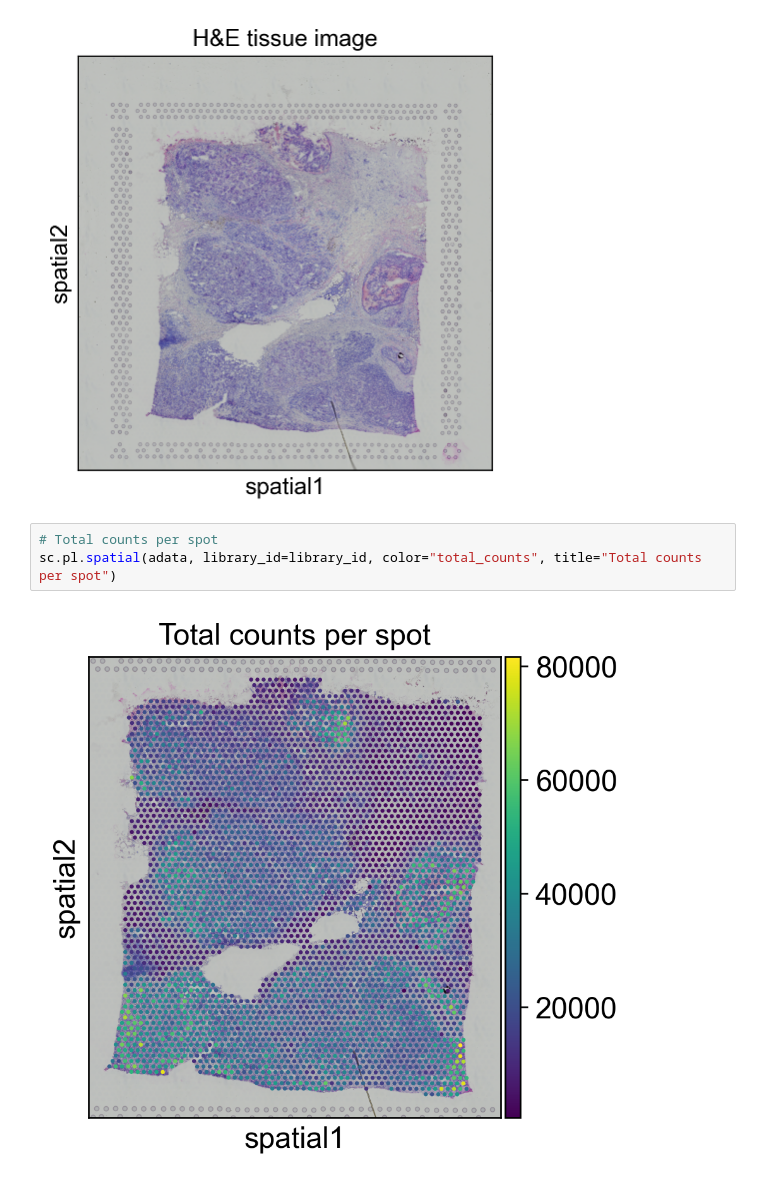
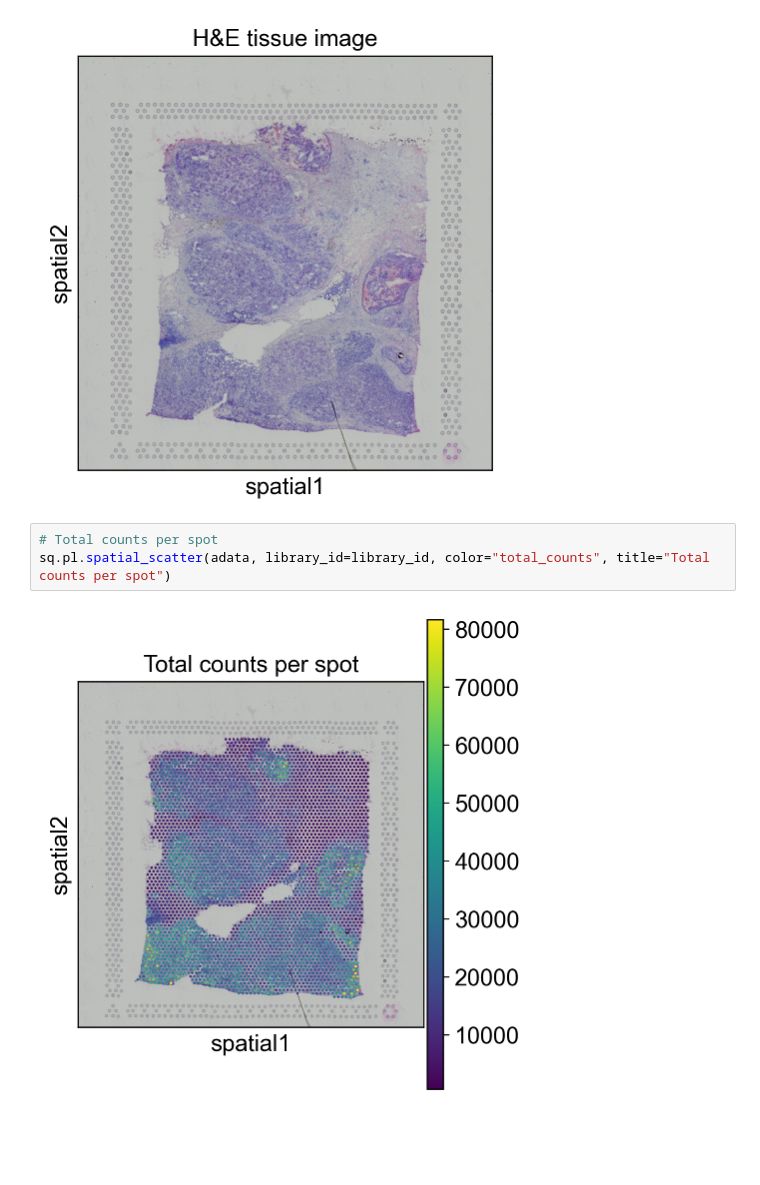
Before and after one commit to dtquocbao/Spatial-AI-for-Breast-Cancer-Tumor-Microenvironment-Mapping, a Jupyter notebook: notebooks/01_visium_breast_cancer_exploration.ipynb, the cells around one changed output. Saved outputs shown, nothing was run; the diff lists cells and outputs as text; blank space fills up the shorter version.

```diff
--- a/notebooks/01_visium_breast_cancer_exploration.ipynb
+++ b/notebooks/01_visium_breast_cancer_exploration.ipynb
@@ -103,8 +103,8 @@ sq.pl.spatial_scatter(adata, library_id=library_id, color=None, title="H&E tissu
 [figure]
 # %%
 # Total counts per spot
-sc.pl.spatial(adata, library_id=library_id, color="total_counts", title="Total counts per spot")
+sq.pl.spatial_scatter(adata, library_id=library_id, color="total_counts", title="Total counts per spot")
 # %% [output]
-[figure, old version]
+[figure, new version]
 # %%
 # Number of genes per spot
```
Also changed, not shown: parts of 1 cell of this notebook, 10 other files.
